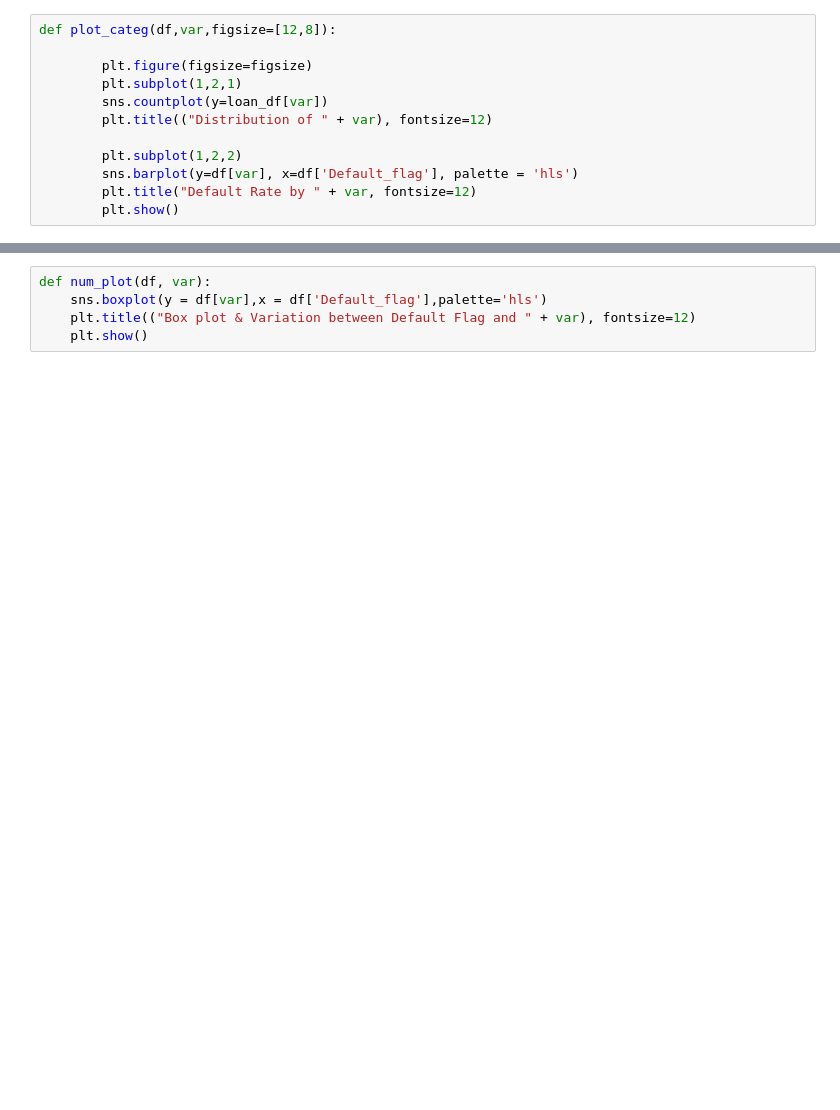
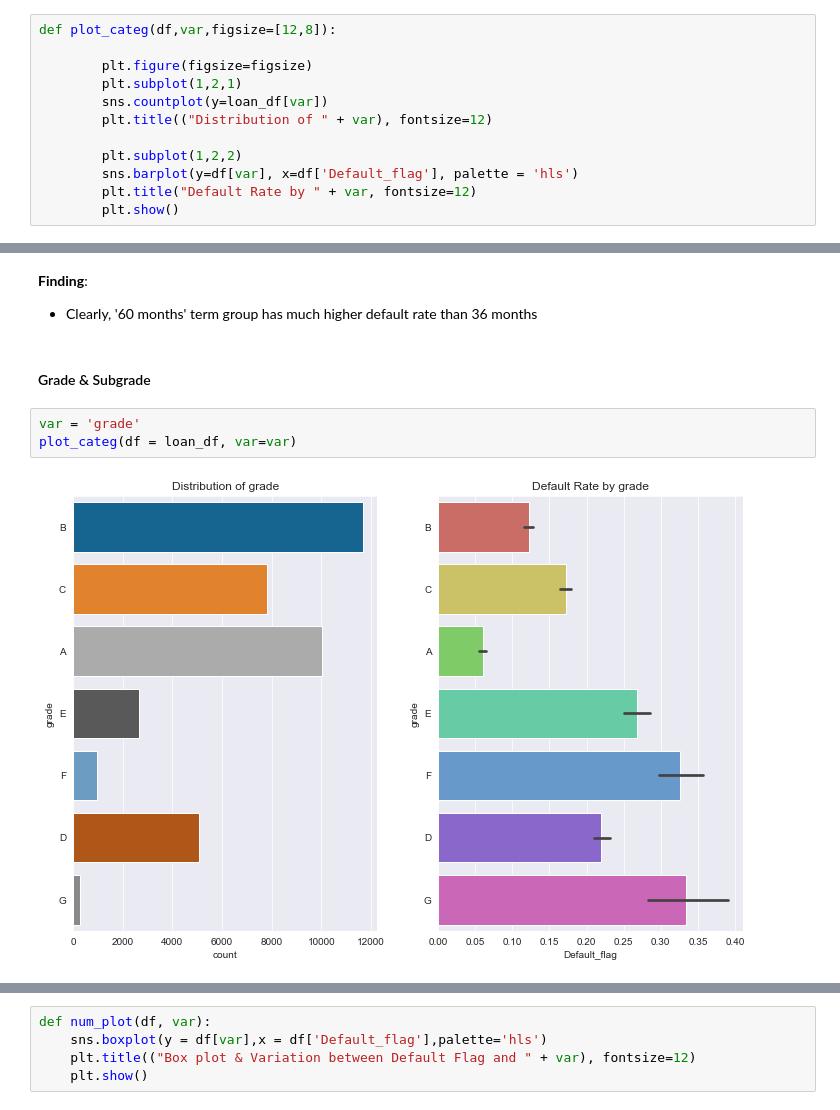
Before and after one commit to udaykadavi/LendingClubCaseStudy, a Jupyter notebook: EDA_UA.ipynb, the cells around one changed output, grey strips where cells are left out. Cells and saved outputs as stored; diff of their text form; blank space fills up the shorter version.

```diff
--- a/EDA_UA.ipynb
+++ b/EDA_UA.ipynb
@@ -879,0 +906,10 @@ for var in categ_var_list_of_interest:
+# %% [markdown]
+**Finding**:
+- Clearly, '60 months' term group has much higher default rate than 36 months
+# %% [markdown]
+#### Grade & Subgrade
+# %%
+var = 'grade'
+plot_categ(df = loan_df, var=var)
+# %% [output]
+[figure, added]
```
Also changed, not shown: parts of 76 cells of this notebook.
